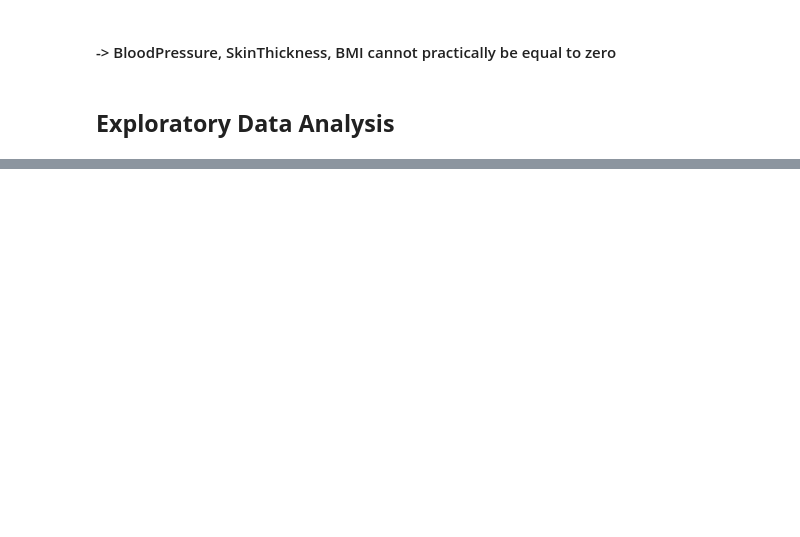
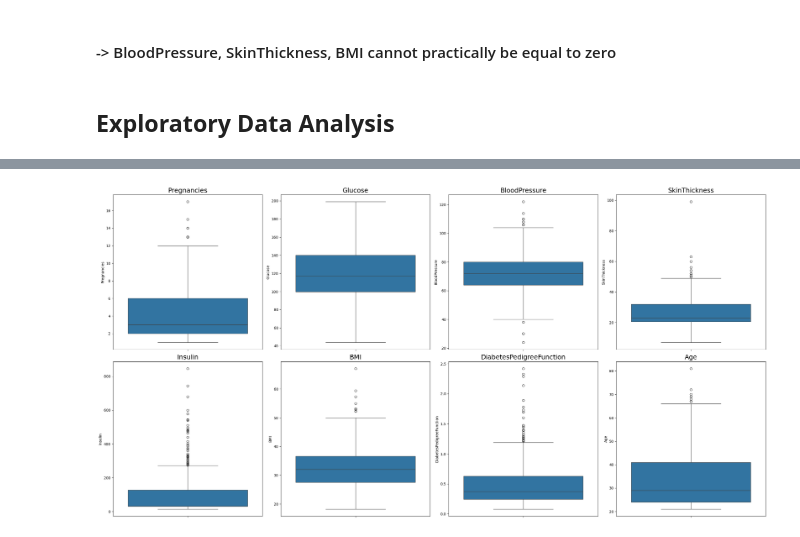
Before and after one commit to rishikeshpaulcode/Diabetes-Prediction, a Jupyter notebook: diabetes-prediction-demo.ipynb, the cells around one changed output, grey strips where cells are left out. Saved outputs shown, nothing was run; the diff lists cells and outputs as text; code cells hidden in the pictures; blank space fills up the shorter version.

```diff
--- a/diabetes-prediction-demo.ipynb
+++ b/diabetes-prediction-demo.ipynb
@@ -81,0 +112,8 @@ The history saving thread hit an unexpected error (OperationalError('attempt to
+# %%
+df['Pregnancies'] = df['Pregnancies'].replace(0, df['Pregnancies'].median())
+df['Insulin'] = df['Insulin'].replace(0, df['Insulin'].median())
+
+df['Glucose'] = df['Glucose'].replace(0, df['Glucose'].mean())
+df['BloodPressure'] = df['BloodPressure'].replace(0, df['BloodPressure'].mean())
+df['SkinThickness'] = df['SkinThickness'].replace(0, df['SkinThickness'].mean())
+df['BMI'] = df['BMI'].replace(0, df['BMI'].mean())
@@ -81,0 +122,17 @@ The history saving thread hit an unexpected error (OperationalError('attempt to
+# %%
+# split data into features and target
+X = df.drop('Outcome', axis=1)
+y = df['Outcome']
+# %%
+# plot boxplots
+fig, ax = plt.subplots(2, 4, figsize=(26, 13))
+
+for i, col in enumerate(X.columns, start=1):
+    plt.subplot(2, 4, i)
+    sns.boxplot(X[col])
+    plt.title(col, fontsize=18)
+
+plt.tight_layout()
+plt.show()
+# %% [output]
+[figure, added]
```
Also changed, not shown: parts of 7 cells of this notebook.
